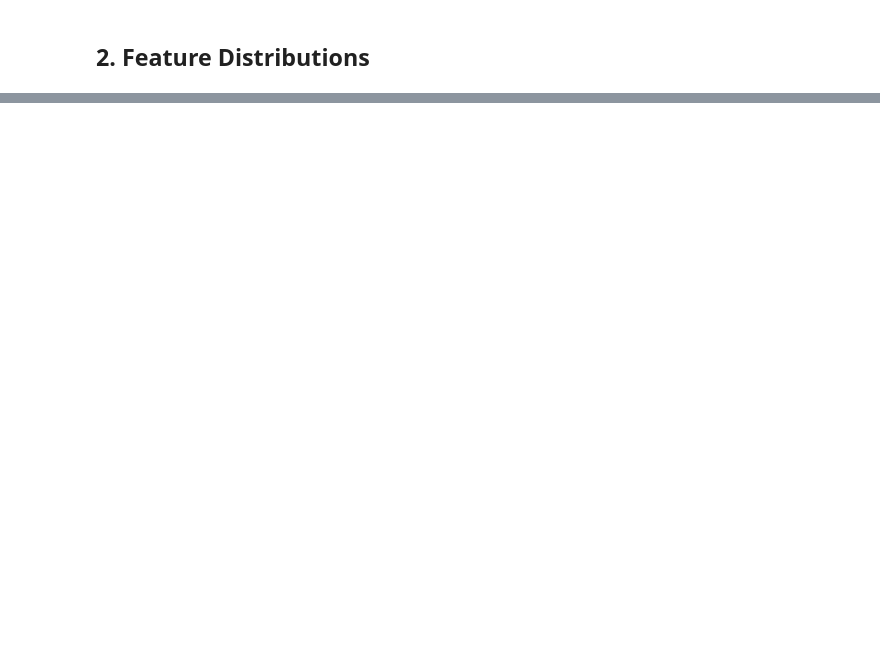
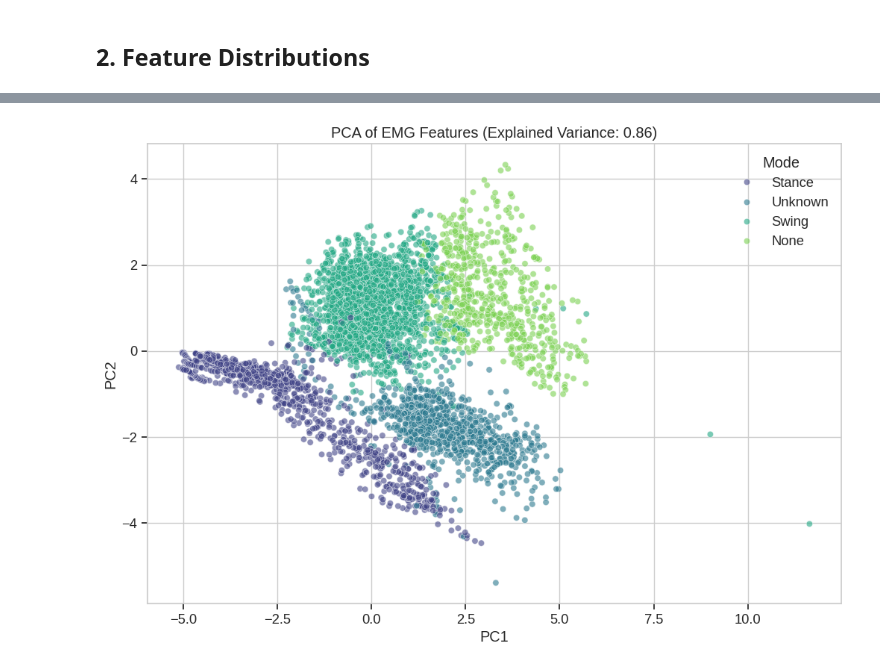
Before and after one commit to MNR-MarcosOriolPagonabarraga-projects/NeuroGait, a Jupyter notebook: src/notebooks/gait_phase_features_analysis.ipynb, the cells around one changed output, grey strips where cells are left out. Saved outputs shown, nothing was run; the diff lists cells and outputs as text; code cells hidden in the pictures; blank space fills up the shorter version.

```diff
--- a/src/notebooks/gait_phase_features_analysis.ipynb
+++ b/src/notebooks/gait_phase_features_analysis.ipynb
@@ -144,0 +204,21 @@ plt.show()
+# %%
+# Scale features
+X = feat_dataset[feature_cols].values
+y = feat_dataset['Phase_Name'].values
+
+scaler = StandardScaler()
+X_scaled = scaler.fit_transform(X)
+
+# PCA
+pca = PCA(n_components=2)
+X_pca = pca.fit_transform(X_scaled)
+
+pca_df = pd.DataFrame(data=X_pca, columns=['PC1', 'PC2'])
+pca_df['Mode'] = y
+
+plt.figure(figsize=(12, 8))
+sns.scatterplot(data=pca_df, x='PC1', y='PC2', hue='Mode', alpha=0.6, palette='viridis')
+plt.title(f"PCA of EMG Features (Explained Variance: {pca.explained_variance_ratio_.sum():.2f})")
+plt.show()
+# %% [output]
+[figure, added]
```
Also changed, not shown: parts of 14 cells of this notebook, 12 other files.
